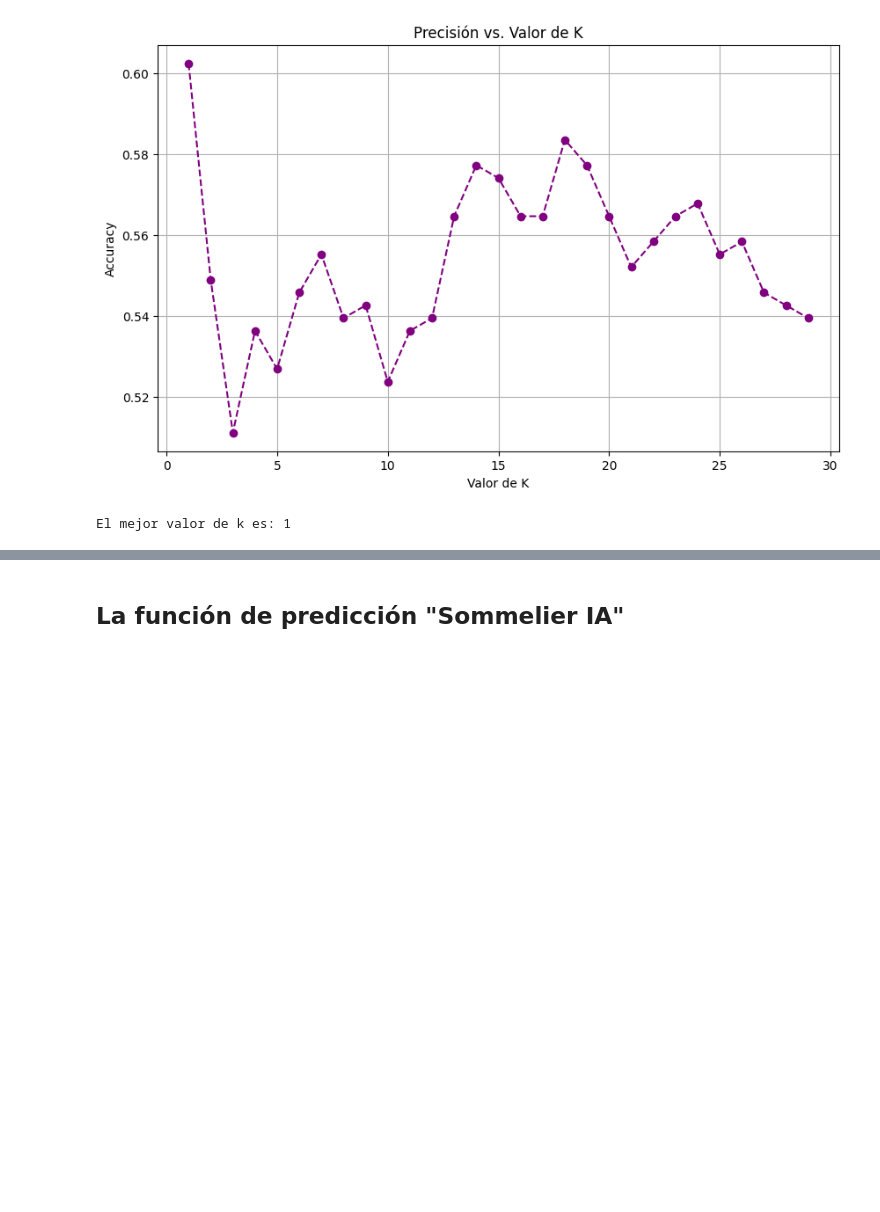
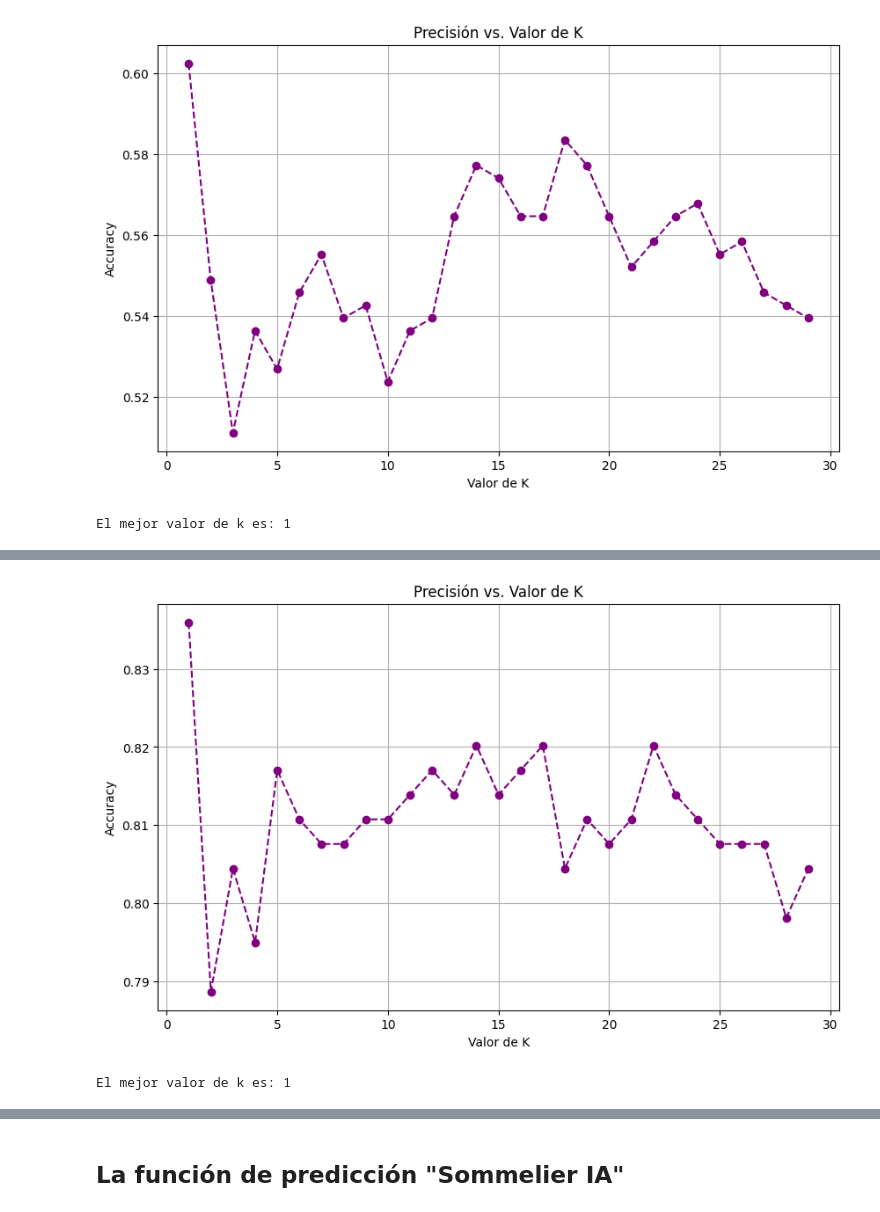
Before and after one commit to 4GeeksAcademy/IgnacioSabinoG-IntroML, a Jupyter notebook: src/08-k-nearest-neighbours-winequality-red.ipynb, the cells around one changed output, grey strips where cells are left out. Cells and saved outputs as stored; diff of their text form; code cells hidden in the pictures; blank space fills up the shorter version.

Commit message:
Mejorado

```diff
--- a/src/08-k-nearest-neighbours-winequality-red.ipynb
+++ b/src/08-k-nearest-neighbours-winequality-red.ipynb
@@ -203,0 +206,12 @@ Se usara k=19 porque es casi tan preciso como el 18 y es impar para evitar empat
+# %%
+df_limpio = df_clean.drop(columns=['residual sugar', 'free sulfur dioxide', 'pH'])
+
+# 2. Reemplazamos los valores de quality
+# 3, 4 -> 0
+# 5, 6 -> 1
+# 7, 8 -> 2
+mapeo_calidad = {3: 0, 4: 0, 5: 1, 6: 1, 7: 2, 8: 2}
+df_limpio['quality'] = df_limpio['quality'].map(mapeo_calidad)
+
+# Resultado
+print(df_limpio.head())
@@ -203,0 +232,34 @@ Se usara k=19 porque es casi tan preciso como el 18 y es impar para evitar empat
+# %%
+X = df_limpio.drop('quality', axis=1)
+y = df_limpio['quality']
+
+X_train, X_test, y_train, y_test = train_test_split(X, y, test_size=0.2, random_state=42)
+
+# ¡Paso vital para KNN!
+scaler = StandardScaler()
+X_train_scaled = scaler.fit_transform(X_train)
+X_test_scaled = scaler.transform(X_test)
+# %%
+accuracies = []
+k_range = range(1, 30)
+
+for k in k_range:
+    knn = KNeighborsClassifier(n_neighbors=k)
+    knn.fit(X_train_scaled, y_train)
+    accuracies.append(knn.score(X_test_scaled, y_test))
+
+# Gráfica Visual
+plt.figure(figsize=(10, 6))
+plt.plot(k_range, accuracies, marker='o', linestyle='--', color='purple')
+plt.title('Precisión vs. Valor de K')
+plt.xlabel('Valor de K')
+plt.ylabel('Accuracy')
+plt.grid(True)
+plt.show()
+
+# Elegimos el mejor k (el que tenga mayor accuracy)
+best_k = k_range[np.argmax(accuracies)]
+print(f"El mejor valor de k es: {best_k}")
+# %% [output]
+[figure, added]
+El mejor valor de k es: 1
```
Also changed, not shown: parts of 5 cells of this notebook, 1 other file.
